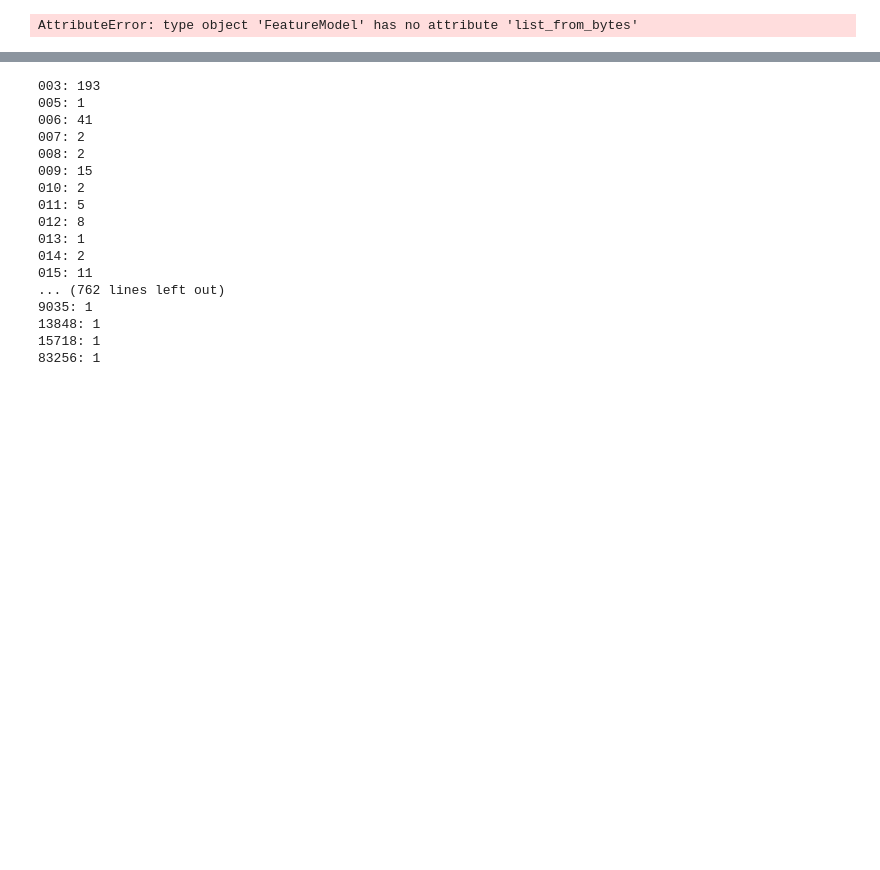
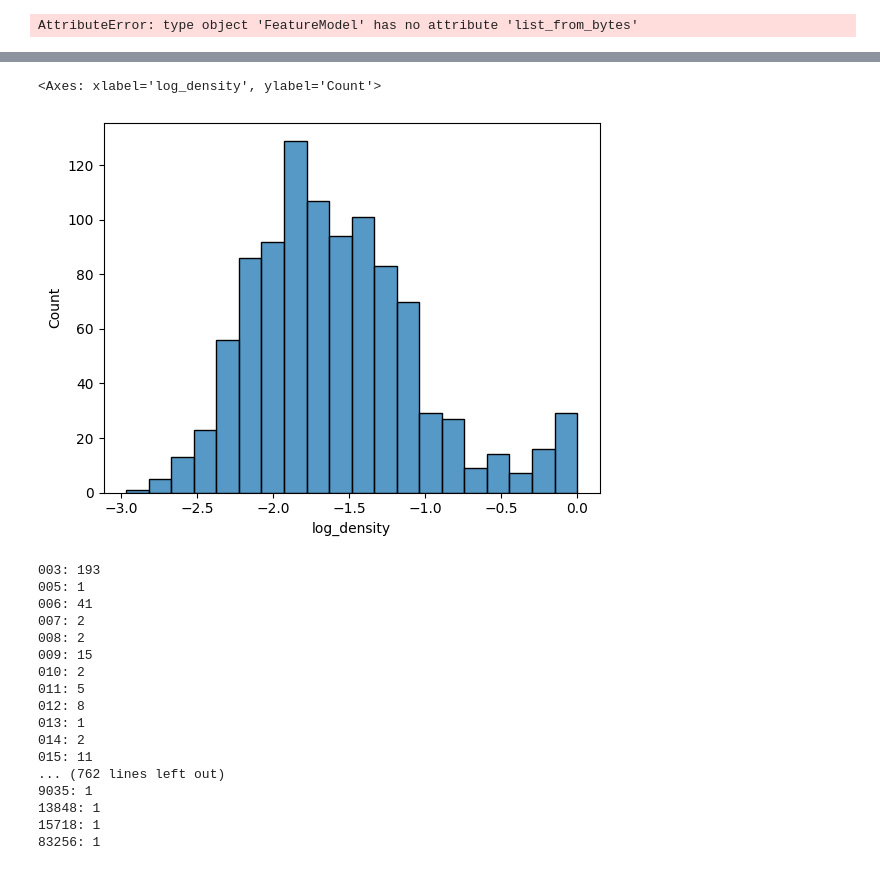
Before and after one commit to albertsgarde/thesis, a Jupyter notebook: sandbox/bootstrap.ipynb, the cells around one changed output, grey strips where cells are left out. Drawn from its saved outputs; the diff is of its cells as text; code cells hidden in the pictures; blank space fills up the shorter version.

Commit message:
:alembic: Add further analysis of density

```diff
--- a/sandbox/bootstrap.ipynb
+++ b/sandbox/bootstrap.ipynb
@@ -323,9 +334,12 @@ mas_samples = sae_mas_store.feature_samples()
 mas_activations = sae_mas_store.feature_activations()
 
 nan_features = df.index[df["firing_f1"].isnull() & df["group"].eq("sae")]
-perfect_features = df.index[df["firing_f1"].eq(1) & df["group"].eq("sae")]
+perfect_features = df[df["firing_f1"].eq(1) & df["group"].eq("sae")]
+perfect_feature_indices = df.index[df["firing_f1"].eq(1) & df["group"].eq("sae")]
 print(f"Number of NaN features: {len(nan_features)}/{N_SAE} ({len(nan_features) / N_SAE:.2%})")
-print(f"Number of perfect features: {len(perfect_features)}/{N_SAE} ({len(perfect_features) / N_SAE:.2%})")
+print(
+    f"Number of perfect features: {len(perfect_feature_indices)}/{N_SAE} ({len(perfect_feature_indices) / N_SAE:.2%})"
+)
 
 num_samples = 10
 
@@ -355,7 +369,7 @@ for index in islice(bad_indices, num_samples):
 
 perfect_dir = outputs_path / "perfect_samples"
 perfect_dir.mkdir(exist_ok=True, parents=True)
-for index in islice(perfect_features, num_samples):
+for index in islice(perfect_feature_indices, num_samples):
     graph_file = graph_dir / f"{index}.dot"
     graph = graphviz.Source.from_file(graph_file)
     html_str = html.generate_html(model, mas_samples[index], mas_activations[index], n2g_source=graph)
@@ -369,3 +382,8 @@ Warning: node '24', graph '%3' size too small for label
+# %%
+sns.histplot(data=perfect_features, x="log_density", bins=20)
+# %% [output]
+<Axes: xlabel='log_density', ylabel='Count'>
+[figure, added]
 # %%
 import asyncio
 import pickle
```
Also changed, not shown: parts of 7 cells of this notebook.
